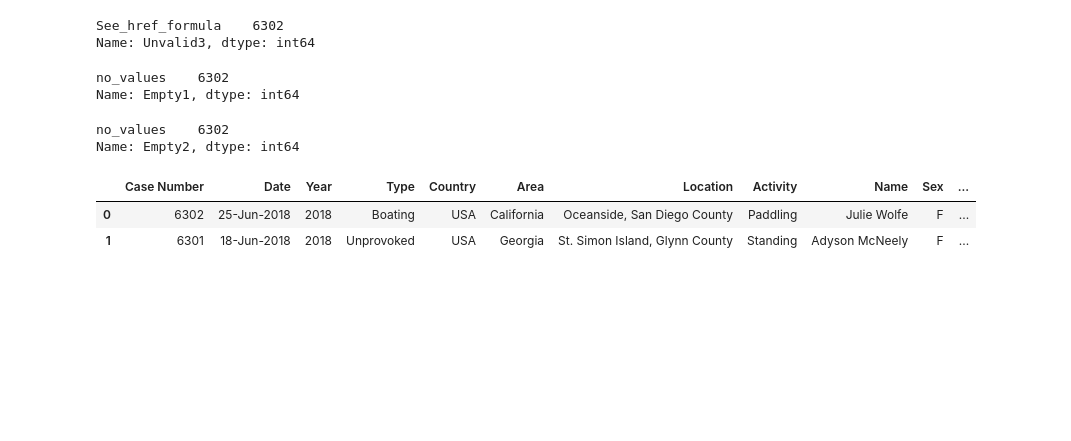
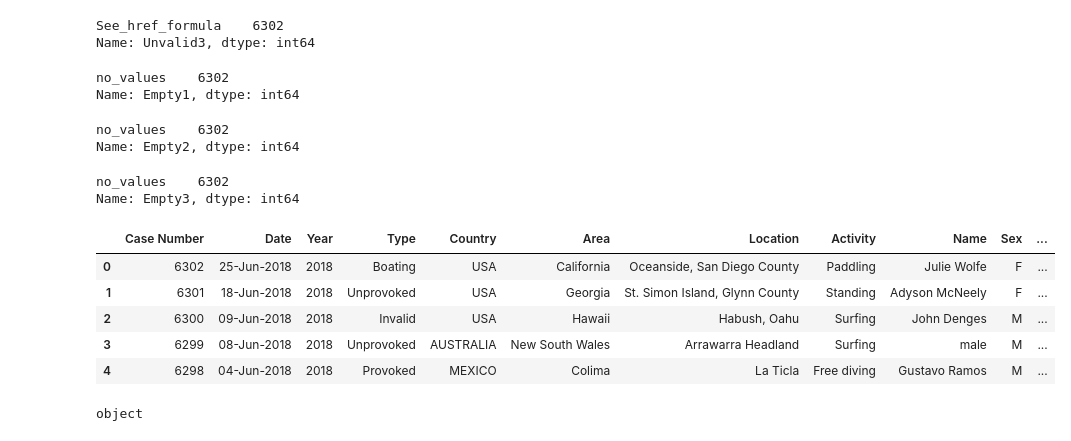
Before and after one commit to Carlosclementegarcia/PROYECTO-SHARKS-CARLOS, a Jupyter notebook: YOUR-CODE/Untitled-1.ipynb, the cells around one changed output. Cells and saved outputs as stored; diff of their text form; code cells hidden in the pictures; blank space fills up the shorter version.

```diff
--- a/YOUR-CODE/Untitled-1.ipynb
+++ b/YOUR-CODE/Untitled-1.ipynb
@@ -224,9 +224,27 @@ print(df['Empty2'].value_counts())
 # %% [output]
 no_values    6302
 Name: Empty2, dtype: int64
-# %%
-display (df.head(2))
-# %% [output]
-|  | Case Number | Date | Year | Type | Country | Area | Location | Activity | Name | Sex | ... |
-| 0 | 6302 | 25-Jun-2018 | 2018 | Boating | USA | California | Oceanside, San Diego County | Paddling | Julie Wolfe | F | ... |
-| 1 | 6301 | 18-Jun-2018 | 2018 | Unprovoked | USA | Georgia | St. Simon Island, Glynn County | Standing | Adyson McNeely | F | ... |
+# %%
+df['original order'] = df['original order'].astype(str) #cambio de float a string
+# %%
+df = df.rename(columns={'original order': 'Empty3'})#nuevo nombre de columna
+# %%
+df['Empty3'] = 'no_values' #Cambio los valores por repetidos con Case number
+print(df['Empty3'].value_counts())
+# %% [output]
+no_values    6302
+Name: Empty3, dtype: int64
+# %%
+df.head()
+# %% [output]
+|  | Case Number | Date | Year | Type | Country | Area | Location | Activity | Name | Sex | ... |
+| 0 | 6302 | 25-Jun-2018 | 2018 | Boating | USA | California | Oceanside, San Diego County | Paddling | Julie Wolfe | F | ... |
+| 1 | 6301 | 18-Jun-2018 | 2018 | Unprovoked | USA | Georgia | St. Simon Island, Glynn County | Standing | Adyson McNeely | F | ... |
+| 2 | 6300 | 09-Jun-2018 | 2018 | Invalid | USA | Hawaii | Habush, Oahu | Surfing | John Denges | M | ... |
+| 3 | 6299 | 08-Jun-2018 | 2018 | Unprovoked | AUSTRALIA | New South Wales | Arrawarra Headland | Surfing | male | M | ... |
+| 4 | 6298 | 04-Jun-2018 | 2018 | Provoked | MEXICO | Colima | La Ticla | Free diving | Gustavo Ramos | M | ... |
+# %%
+tipo_columna = df['Date'].dtype
+print(tipo_columna)
+# %% [output]
+object
```
Also changed, not shown: parts of 5 cells of this notebook.
